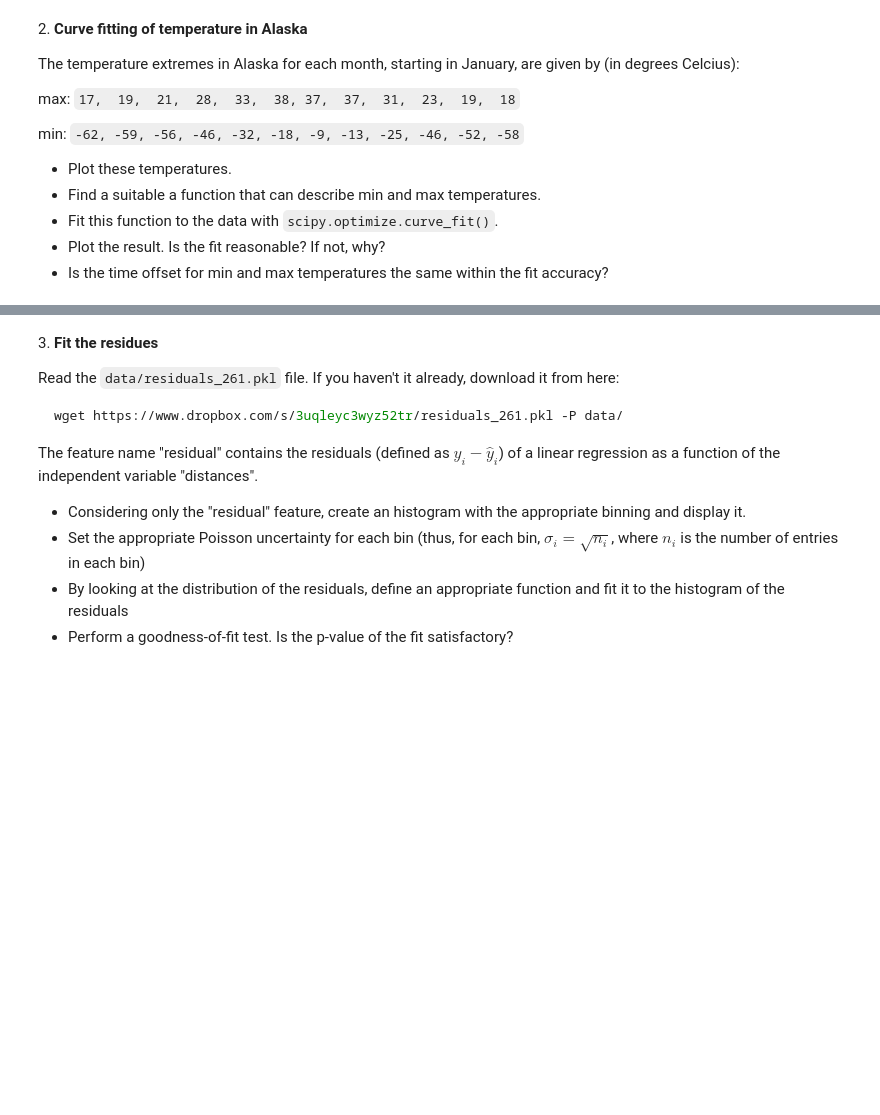
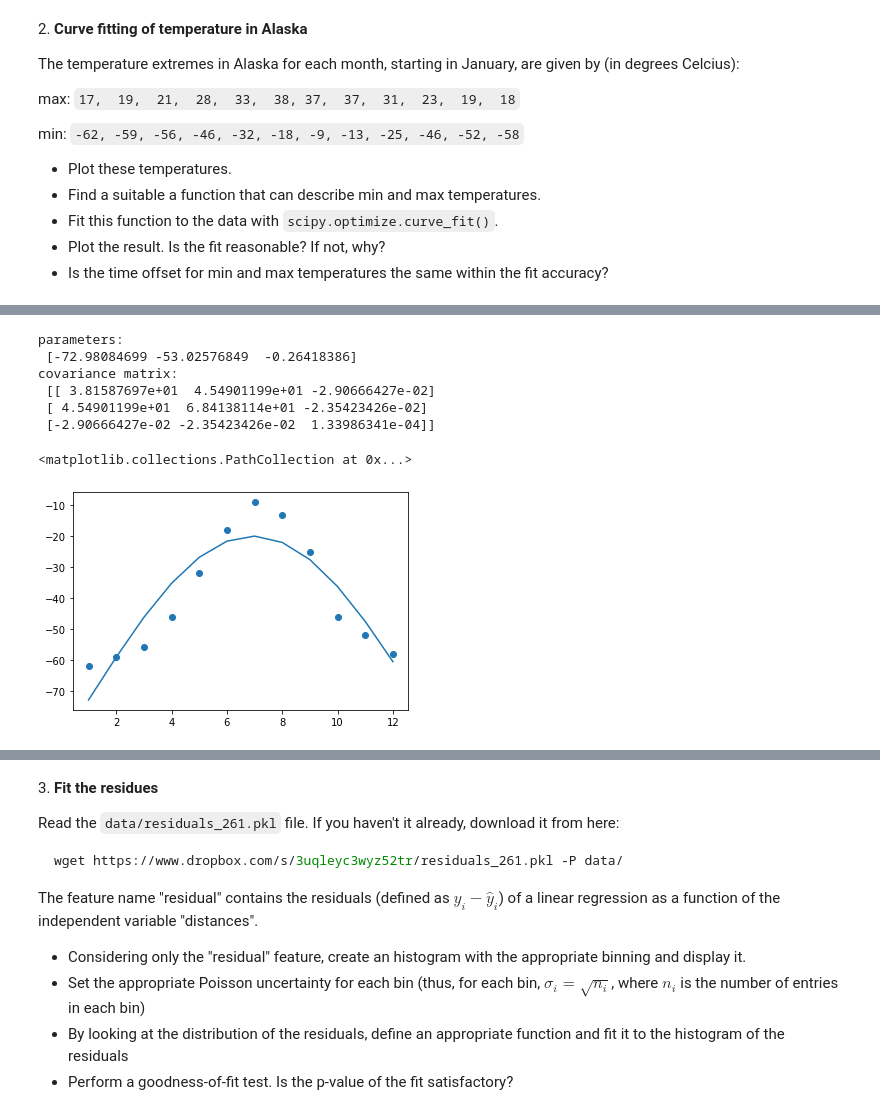
Before and after one commit to PhysicsOfData/LaboratoryOfComputationalPhysics_Y4, a Jupyter notebook: 08ex_fitting.ipynb, the cells around one changed output, grey strips where cells are left out. Drawn from its saved outputs; the diff is of its cells as text; code cells hidden in the pictures; blank space fills up the shorter version.

```diff
--- a/08ex_fitting.ipynb
+++ b/08ex_fitting.ipynb
@@ -78,0 +104,17 @@ min: `-62, -59, -56, -46, -32, -18, -9, -13, -25, -46, -52, -58`
+# %%
+def f(x, a, b,c ):
+     return a+b*np.sin(c*(x-1))
+popt, pcov = optimize.curve_fit(f, xdata=month, ydata=min, p0=[25,20,1/12])
+print("parameters:\n", popt)
+print("covariance matrix:\n", pcov)
+plt.plot(month,f(month,*popt))
+plt.scatter(month,min)
+# %% [output]
+parameters:
+ [-72.98084699 -53.02576849  -0.26418386]
+covariance matrix:
+ [[ 3.81587697e+01  4.54901199e+01 -2.90666427e-02]
+ [ 4.54901199e+01  6.84138114e+01 -2.35423426e-02]
+ [-2.90666427e-02 -2.35423426e-02  1.33986341e-04]]
+<matplotlib.collections.PathCollection at 0x...>
+[figure, added]
```
Also changed, not shown: parts of 31 cells of this notebook, 4 other files.
